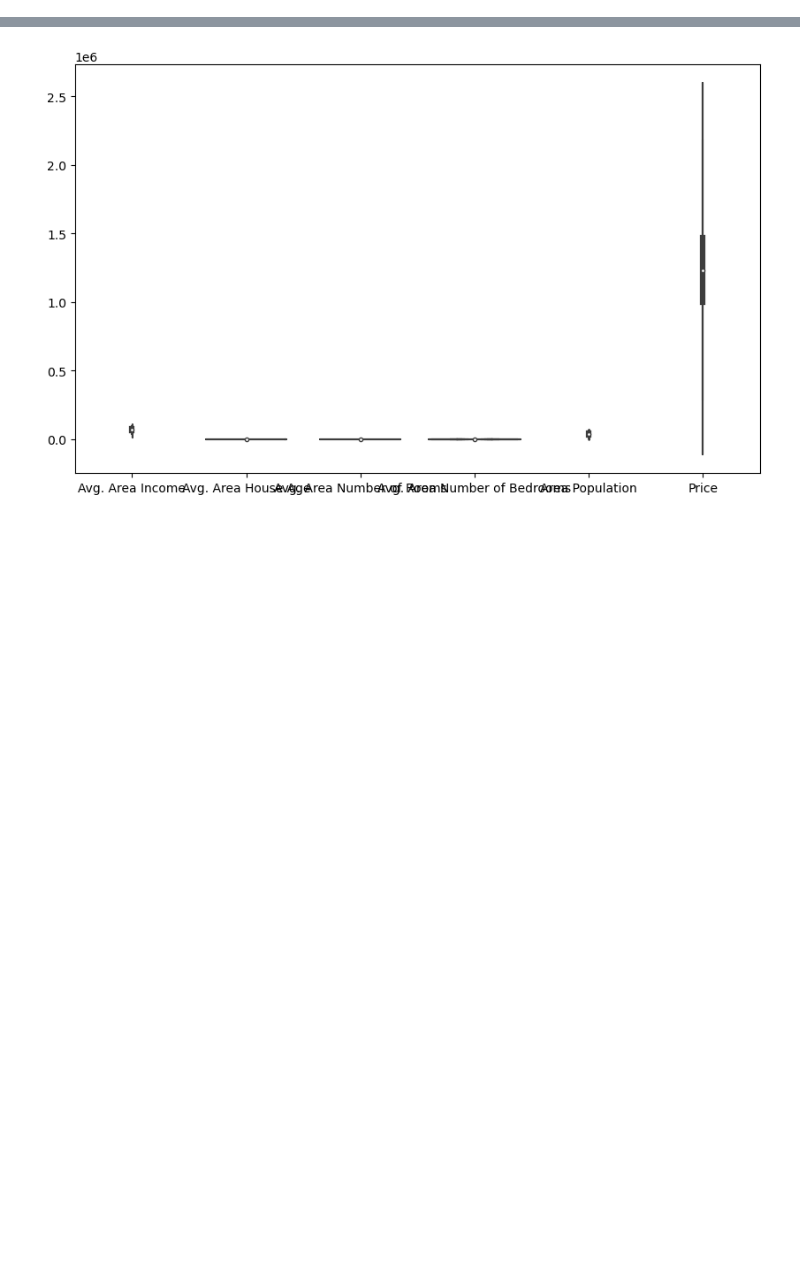
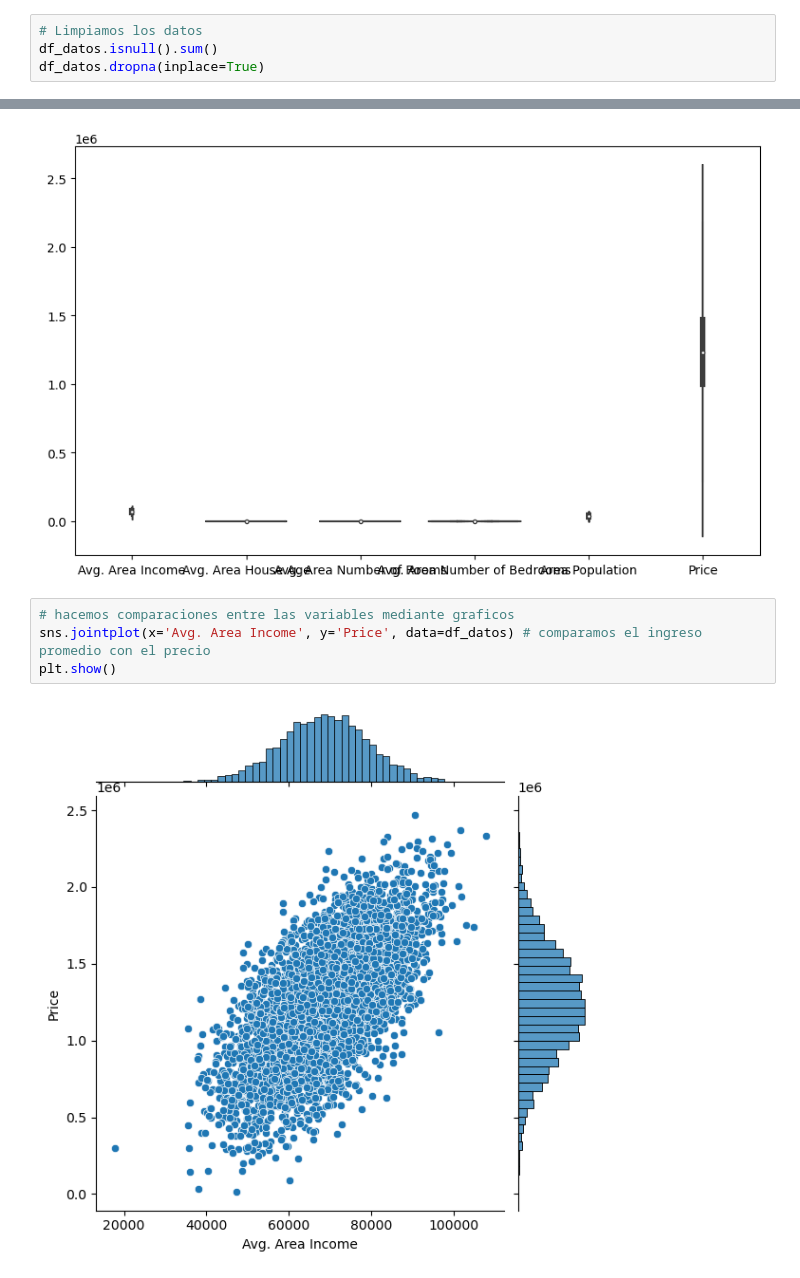
Before and after one commit to seerraa16/USA, a Jupyter notebook: Codigo.ipynb, the cells around one changed output, grey strips where cells are left out. Drawn from its saved outputs; the diff is of its cells as text; blank space fills up the shorter version.

Commit message:
comparacion ingresos y precios

```diff
--- a/Codigo.ipynb
+++ b/Codigo.ipynb
@@ -28,6 +28,10 @@ df_datos.describe()
 | 50% | 68804.286404 | 5.970429 | 7.002902 | 4.050000 | 36199.406689 | ... |
 | 75% | 75783.338666 | 6.650808 | 7.665871 | 4.490000 | 42861.290769 | ... |
 | max | 107701.748378 | 9.519088 | 10.759588 | 6.500000 | 69621.713378 | ... |
+# %%
+# Limpiamos los datos
+df_datos.isnull().sum()
+df_datos.dropna(inplace=True)
 # %% [markdown]
 Ahora comenzaremos con las graficas, en primer lugar con la matriz de correlacion o mapa de calor
 # %%
@@ -48,3 +52,9 @@ sns.violinplot(df_datos)
 plt.show()
 # %% [output]
 [figure]
+# %%
+# hacemos comparaciones entre las variables mediante graficos
+sns.jointplot(x='Avg. Area Income', y='Price', data=df_datos) # comparamos el ingreso promedio con el precio
+plt.show()
+# %% [output]
+[figure, added]
```
Also changed, not shown: parts of 1 cell of this notebook.
